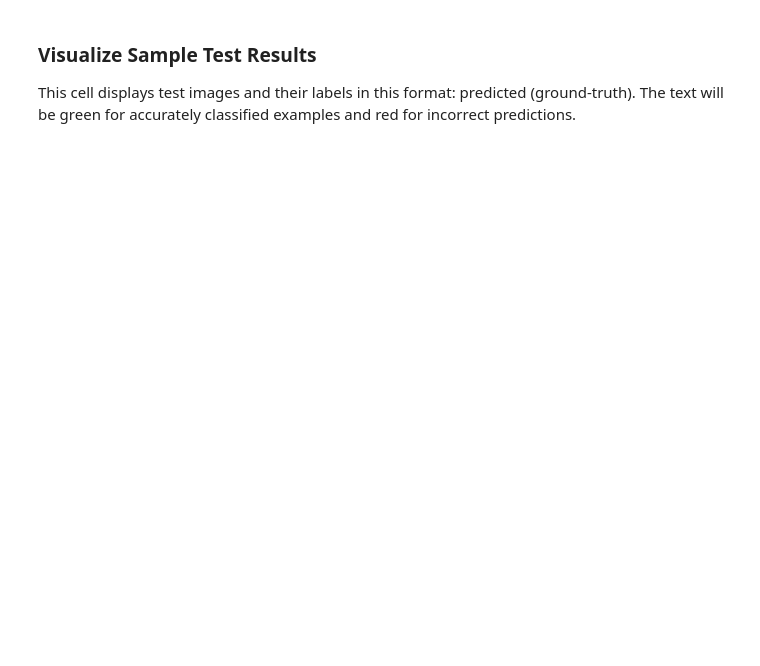
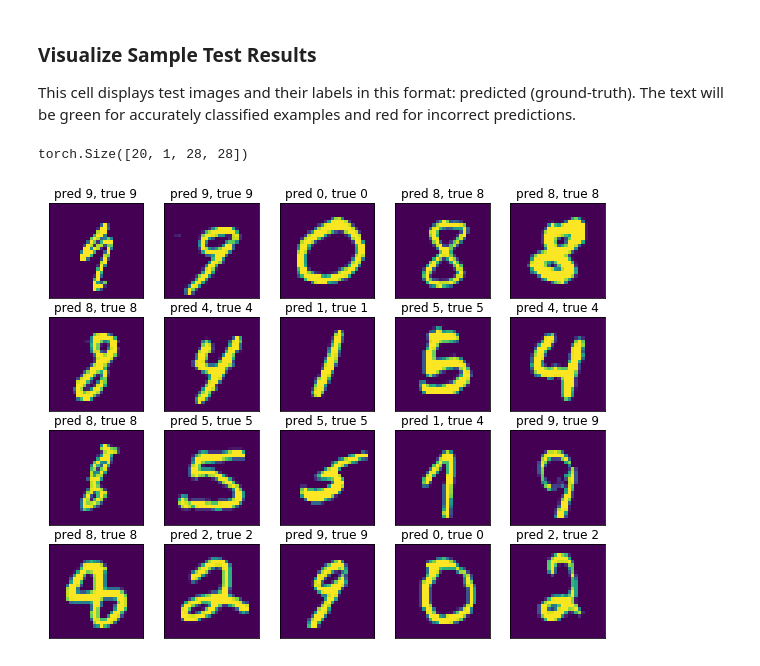
Before and after one commit to danielkurniadi/100-days-DeepLearning, a Jupyter notebook: simple-neural-net/Multilayered-Perceptron/MLP_MNIST.ipynb, the cells around one changed output. Cells and saved outputs as stored; diff of their text form; code cells hidden in the pictures; blank space fills up the shorter version.

Commit message:
Finished - MNIST-dataset on MLP net

```diff
--- a/simple-neural-net/Multilayered-Perceptron/MLP_MNIST.ipynb
+++ b/simple-neural-net/Multilayered-Perceptron/MLP_MNIST.ipynb
@@ -179,3 +320,27 @@ Finally, we test our best model on previously unseen test data and evaluate it's
 # %% [markdown]
 ### Visualize Sample Test Results
 This cell displays test images and their labels in this format: predicted (ground-truth). The text will be green for accurately classified examples and red for incorrect predictions.
+# %%
+dataiter = iter(train_loader) # get iterator for train_loader object
+images, labels = next(dataiter)
+
+# forward pass: predict output
+output = model(images)
+_, pred = torch.max(output, 1)
+
+print(images.shape)
+
+# plot the figure of MNIST images in a batch, along with corresponding labels
+fig = plt.figure(figsize=(10,8))
+
+for idx, image in enumerate(images):
+    # make figure of 4x5
+    ax = fig.add_subplot(4, 5, idx+1, xticks=[], yticks=[])
+    ax.imshow(image.squeeze())
+    ax.set_title("pred {}, true {}".format(
+        labels[idx].item(),
+        pred[idx].item()
+    ))
+# %% [output]
+torch.Size([20, 1, 28, 28])
+[figure, added]
```
Also changed, not shown: parts of 11 cells of this notebook.
